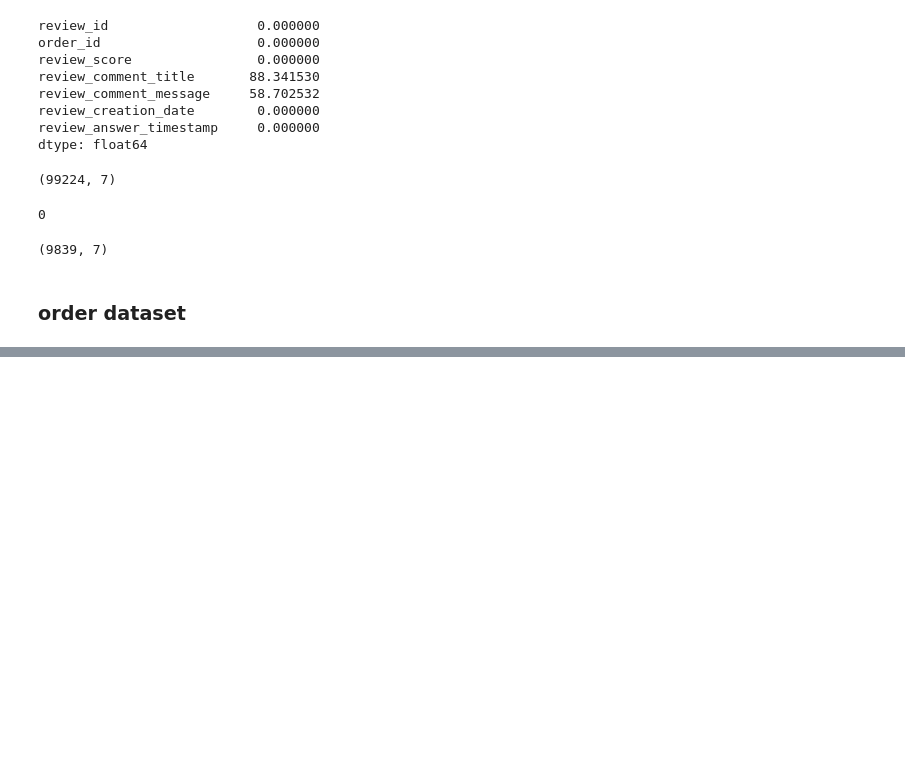
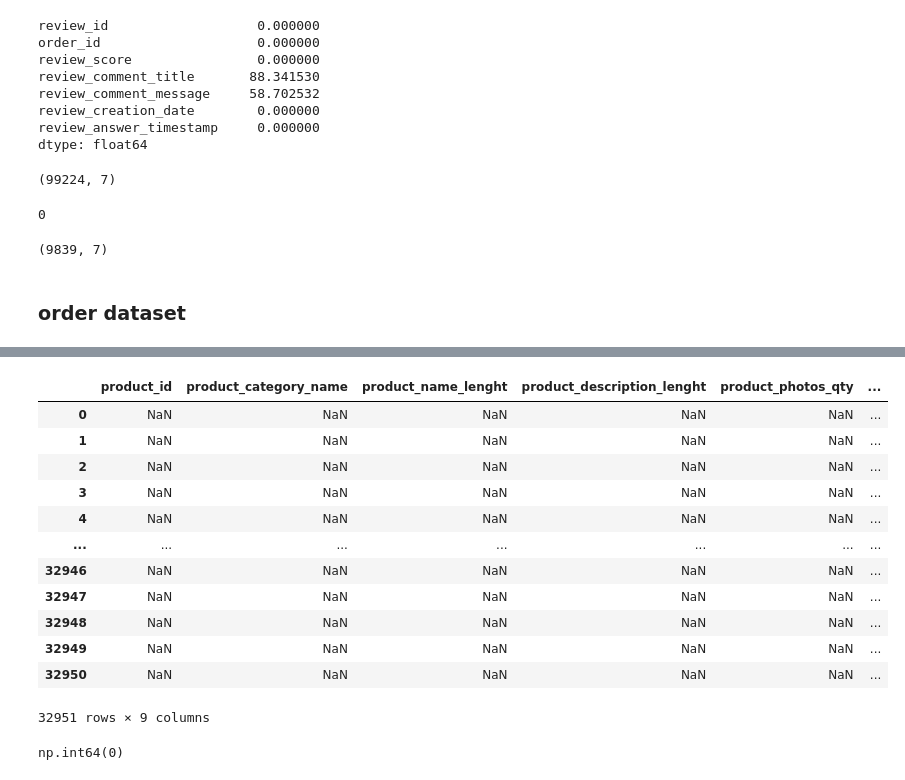
Before and after one commit to Vinaychauhan06/E-Commerce-Analytics-Dashboard-Python-SQL-Power-BI-, a Jupyter notebook: 1_Data_Exploration.ipynb.ipynb, the cells around one changed output, grey strips where cells are left out. Saved outputs shown, nothing was run; the diff lists cells and outputs as text; code cells hidden in the pictures; blank space fills up the shorter version.

Commit message:
data clean

```diff
--- a/1_Data_Exploration.ipynb.ipynb
+++ b/1_Data_Exploration.ipynb.ipynb
@@ -222,0 +293,16 @@ ord_clean.shape
+# %%
+prd_clean[prd_clean.isnull()]
+# %% [output]
+|  | product_id | product_category_name | product_name_lenght | product_description_lenght | product_photos_qty | ... |
+| 0 | NaN | NaN | NaN | NaN | NaN | ... |
+| 1 | NaN | NaN | NaN | NaN | NaN | ... |
+| 2 | NaN | NaN | NaN | NaN | NaN | ... |
+| 3 | NaN | NaN | NaN | NaN | NaN | ... |
+| 4 | NaN | NaN | NaN | NaN | NaN | ... |
+| ... | ... | ... | ... | ... | ... | ... |
+| 32946 | NaN | NaN | NaN | NaN | NaN | ... |
+| 32947 | NaN | NaN | NaN | NaN | NaN | ... |
+| 32948 | NaN | NaN | NaN | NaN | NaN | ... |
+| 32949 | NaN | NaN | NaN | NaN | NaN | ... |
+| 32950 | NaN | NaN | NaN | NaN | NaN | ... |
+32951 rows × 9 columns
@@ -222,0 +311,4 @@ ord_clean.shape
+# %%
+prd_clean.duplicated().sum()
+# %% [output]
+np.int64(0)
```
Also changed, not shown: parts of 22 cells of this notebook.
